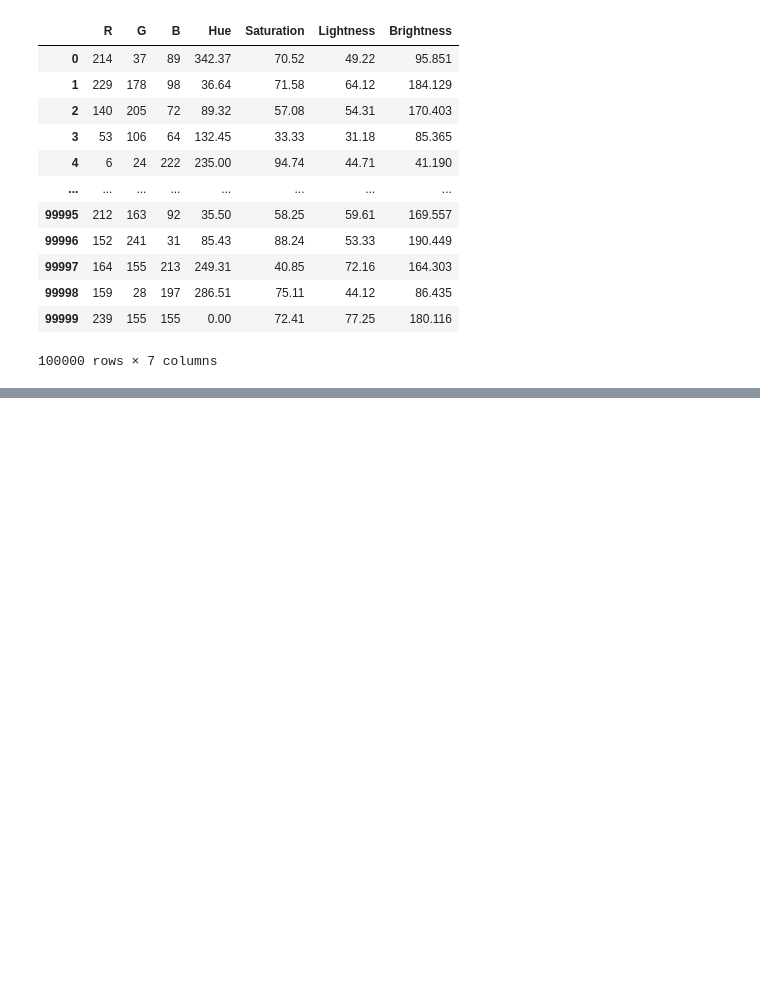
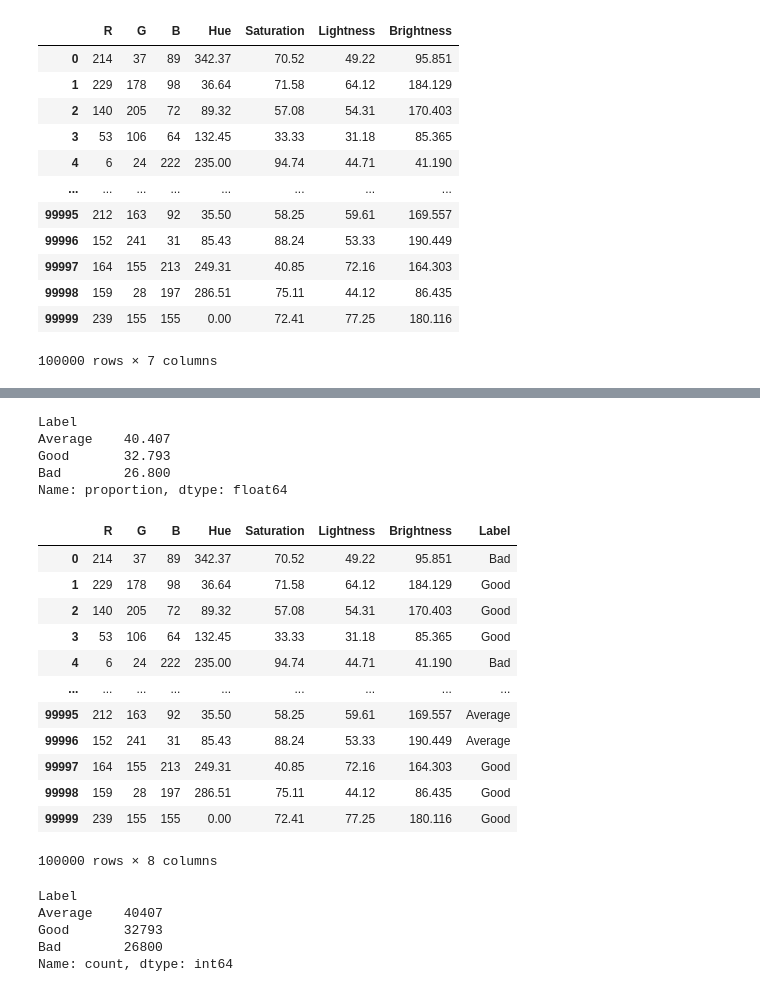
Before and after one commit to leepaul10/color_mood_predictor_ml, a Jupyter notebook: src/modeltraining.ipynb, the cells around one changed output, grey strips where cells are left out. Saved outputs shown, nothing was run; the diff lists cells and outputs as text; code cells hidden in the pictures; blank space fills up the shorter version.

```diff
--- a/src/modeltraining.ipynb
+++ b/src/modeltraining.ipynb
@@ -126,0 +151,67 @@ df
+# %%
+def Label(row):
+    brightness = row['Brightness']
+    saturation = row['Saturation']
+
+    score = 0
+    if brightness < 50:
+        score -= 1
+    elif brightness > 180:
+        score += 1
+
+    if saturation > 85:
+        score -= 1
+    elif saturation < 50:
+        score += 1
+
+    # Add randomness for borderline cases
+    rand = np.random.rand()
+    if score <= -1:
+        return 'Bad' if rand < 0.9 else 'Average'
+    elif score >= 1:
+        return 'Good' if rand < 0.9 else 'Average'
+    else:
+        # borderline Average with some chance to be Good/Bad
+        if rand < 0.1:
+            return 'Bad'
+        elif rand > 0.9:
+            return 'Good'
+        else:
+            return 'Average'
+
+# ========================
+# 2️⃣ Apply labels to dataset
+# ========================
+df['Label'] = df.apply(Label, axis=1)
+# %%
+df['Label'].value_counts(normalize=True) * 100
+# %% [output]
+Label
+Average    40.407
+Good       32.793
+Bad        26.800
+Name: proportion, dtype: float64
+# %%
+df
+# %% [output]
+|  | R | G | B | Hue | Saturation | Lightness | Brightness | Label |
+| 0 | 214 | 37 | 89 | 342.37 | 70.52 | 49.22 | 95.851 | Bad |
+| 1 | 229 | 178 | 98 | 36.64 | 71.58 | 64.12 | 184.129 | Good |
+| 2 | 140 | 205 | 72 | 89.32 | 57.08 | 54.31 | 170.403 | Good |
+| 3 | 53 | 106 | 64 | 132.45 | 33.33 | 31.18 | 85.365 | Good |
+| 4 | 6 | 24 | 222 | 235.00 | 94.74 | 44.71 | 41.190 | Bad |
+| ... | ... | ... | ... | ... | ... | ... | ... | ... |
+| 99995 | 212 | 163 | 92 | 35.50 | 58.25 | 59.61 | 169.557 | Average |
+| 99996 | 152 | 241 | 31 | 85.43 | 88.24 | 53.33 | 190.449 | Average |
+| 99997 | 164 | 155 | 213 | 249.31 | 40.85 | 72.16 | 164.303 | Good |
+| 99998 | 159 | 28 | 197 | 286.51 | 75.11 | 44.12 | 86.435 | Good |
+| 99999 | 239 | 155 | 155 | 0.00 | 72.41 | 77.25 | 180.116 | Good |
+100000 rows × 8 columns
+# %%
+df['Label'].value_counts()
+# %% [output]
+Label
+Average    40407
+Good       32793
+Bad        26800
+Name: count, dtype: int64
```
Also changed, not shown: parts of 32 cells of this notebook.
